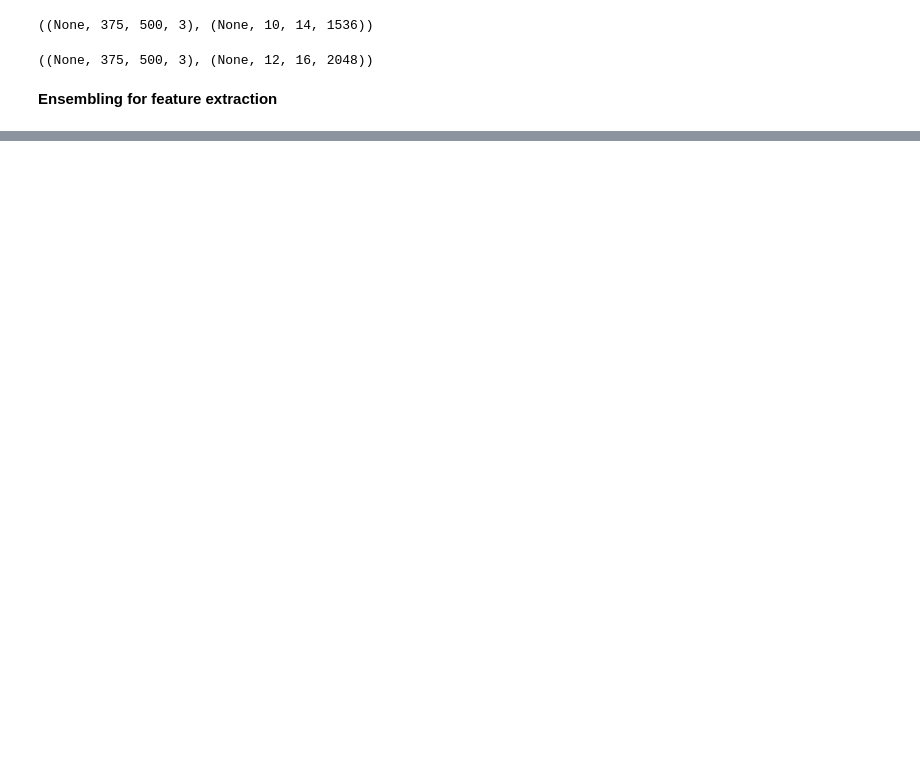
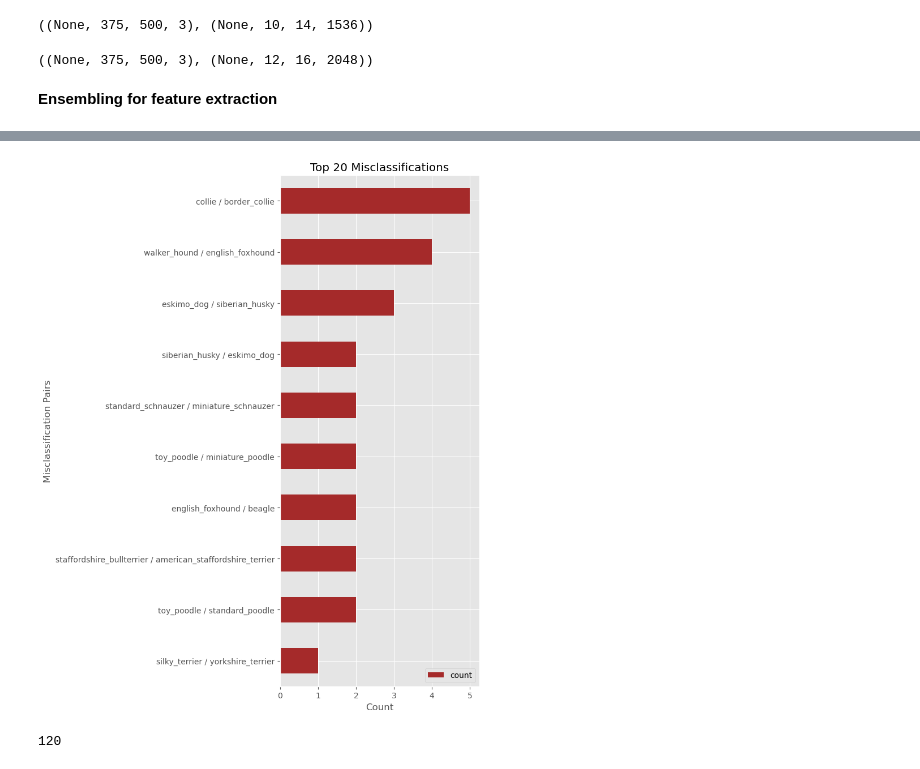
Before and after one commit to NatarajanLalgudi/DogBreedIdentification, a Jupyter notebook: dog-breed-cfn-inceptionresnetv2-xception.ipynb, the cells around one changed output, grey strips where cells are left out. Drawn from its saved outputs; the diff is of its cells as text; code cells hidden in the pictures; blank space fills up the shorter version.

```diff
--- a/dog-breed-cfn-inceptionresnetv2-xception.ipynb
+++ b/dog-breed-cfn-inceptionresnetv2-xception.ipynb
@@ -247,0 +353,25 @@ model_perf.to_csv('Ensemble_6.csv',index=False)
+# %%
+df = pd.DataFrame({'actual': val_idg.classes, 'pred': pred_labels})
+# Replace the integer values with breed names using the breed_mapping dictionary
+df['actual'] = df['actual'].map(breed_mapping)
+df['pred'] = df['pred'].map(breed_mapping)
+df['count'] = 1
+misclass_df = df[df['actual'] != df['pred']].groupby(['actual', 'pred']).sum().sort_values(['count'], ascending=False).reset_index()
+misclass_df['pair'] = misclass_df['actual'] + ' / ' + misclass_df['pred']
+misclass_df = misclass_df[['pair', 'count']].take(range(10))
+
+misclass_df.sort_values('count').plot.barh(figsize=(8, 10), y='count', x='pair', color='#A52A2A')
+
+plt.xlabel('Count')
+plt.ylabel('Misclassification Pairs')
+plt.title('Top 20 Misclassifications')
+
+plt.tight_layout()
+plt.show()
+# %% [output]
+[figure, added]
+# %%
+targets = [col for col in sub.columns if col!='id']
+len(targets)
+# %% [output]
+120
```
Also changed, not shown: parts of 22 cells of this notebook.
